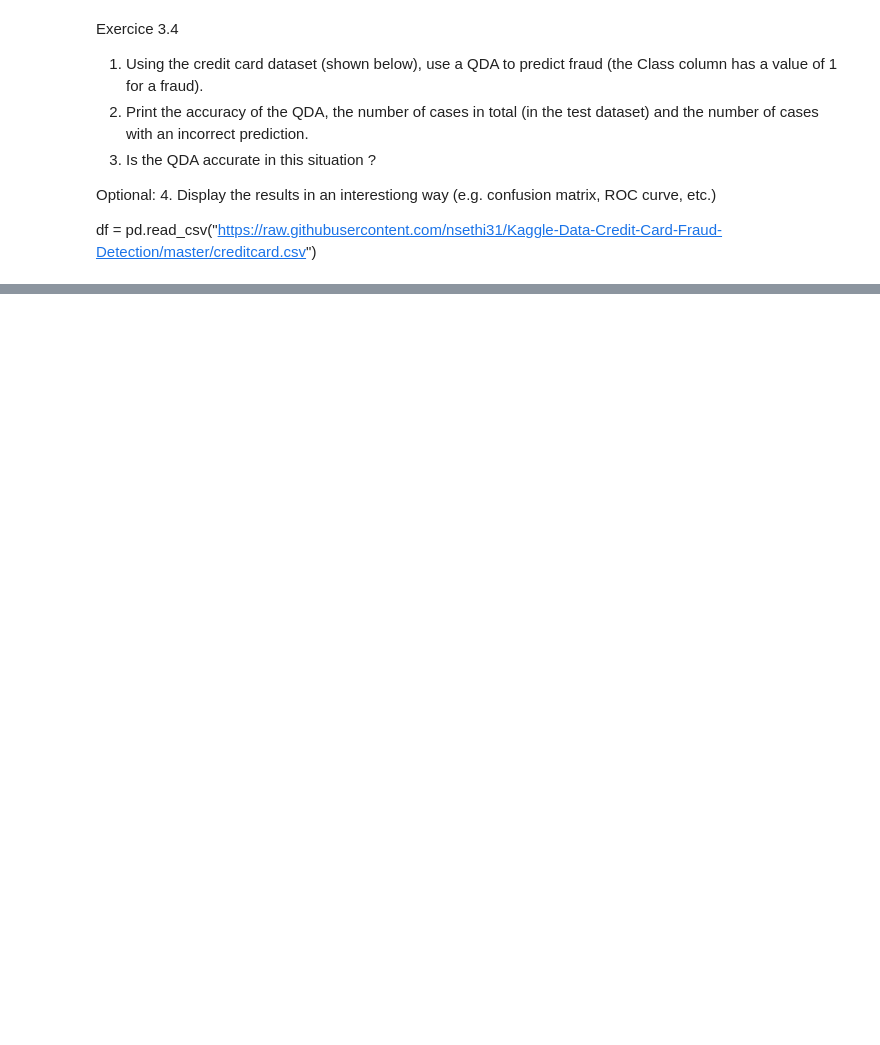
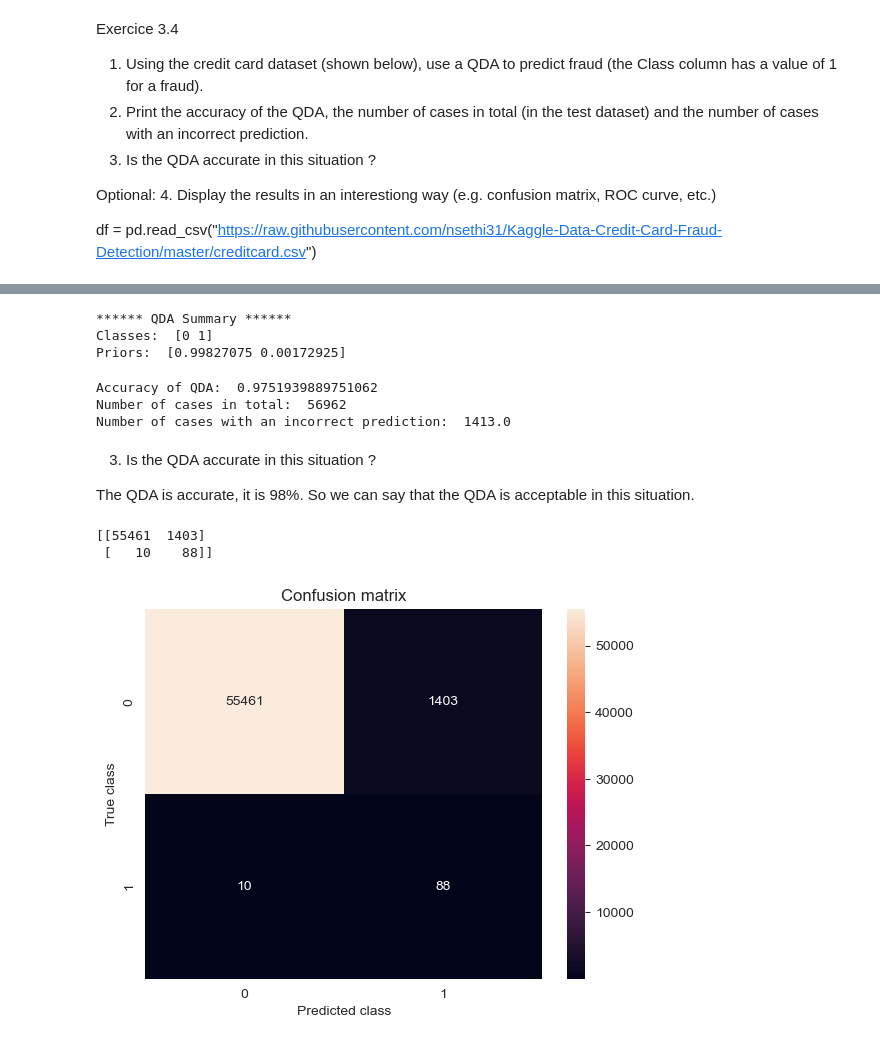
Before and after one commit to thibault-chausson/DS54_TP_data_science, a Jupyter notebook: TP3.ipynb, the cells around one changed output, grey strips where cells are left out. Saved outputs shown, nothing was run; the diff lists cells and outputs as text; code cells hidden in the pictures; blank space fills up the shorter version.

```diff
--- a/TP3.ipynb
+++ b/TP3.ipynb
@@ -486,3 +537,6 @@ Optional:
 4. Display the results in an interestiong way (e.g. confusion matrix, ROC curve, etc.)
 
 df = pd.read_csv("https://raw.githubusercontent.com/nsethi31/Kaggle-Data-Credit-Card-Fraud-Detection/master/creditcard.csv")
+# %%
+dfCredit = pd.read_csv("./datasets/creditcard.csv", sep=",")
+display(dfCredit.head())
@@ -488,0 +551,51 @@ df = pd.read_csv("https://raw.githubusercontent.com/nsethi31/Kaggle-Data-Credit-
+# %%
+#1. Using the credit card dataset (shown below), use a QDA to predict fraud (the Class column has a value of 1 for a fraud).
+
+X_trainCredit, X_testCredit, y_trainCredit, y_testCredit = train_test_split(dfCredit.drop('Class', axis=1), dfCredit['Class'], test_size=0.2, random_state=42)
+
+qdaCredit=QDA()
+
+#Fit transform the data
+qdaCredit.fit(X_trainCredit, y_trainCredit)
+
+#Print the results
+print('****** QDA Summary ******')
+print('Classes: ', qdaCredit.classes_)
+print('Priors: ', qdaCredit.priors_)
+# %% [output]
+****** QDA Summary ******
+Classes:  [0 1]
+Priors:  [0.99827075 0.00172925]
+# %%
+#2. Print the accuracy of the QDA, the number of cases in total (in the test dataset) and the number of cases with an incorrect prediction.
+
+print("Accuracy of QDA: ", qdaCredit.score(X_testCredit, y_testCredit))
+print("Number of cases in total: ", len(y_testCredit))
+print("Number of cases with an incorrect prediction: ", len(y_testCredit) - qdaCredit.score(X_testCredit, y_testCredit) * len(y_testCredit))
+# %% [output]
+Accuracy of QDA:  0.9751939889751062
+Number of cases in total:  56962
+Number of cases with an incorrect prediction:  1413.0
+# %% [markdown]
+3. Is the QDA accurate in this situation ?
+
+The QDA is accurate, it is 98%. So we can say that the QDA is acceptable in this situation.
+# %%
+#4. Display the results in an interestiong way (e.g. confusion matrix, ROC curve, etc.)
+
+from sklearn.metrics import confusion_matrix
+import seaborn as sns
+
+y_predCredit = qdaCredit.predict(X_testCredit)
+confusion_matrix = confusion_matrix(y_testCredit, y_predCredit)
+print(confusion_matrix)
+
+sns.heatmap(confusion_matrix, annot=True, fmt="d")
+plt.title("Confusion matrix")
+plt.ylabel("True class")
+plt.xlabel("Predicted class")
+plt.show()
+# %% [output]
+[[55461  1403]
+ [   10    88]]
+[figure, added]
```
Also changed, not shown: parts of 10 cells of this notebook.
